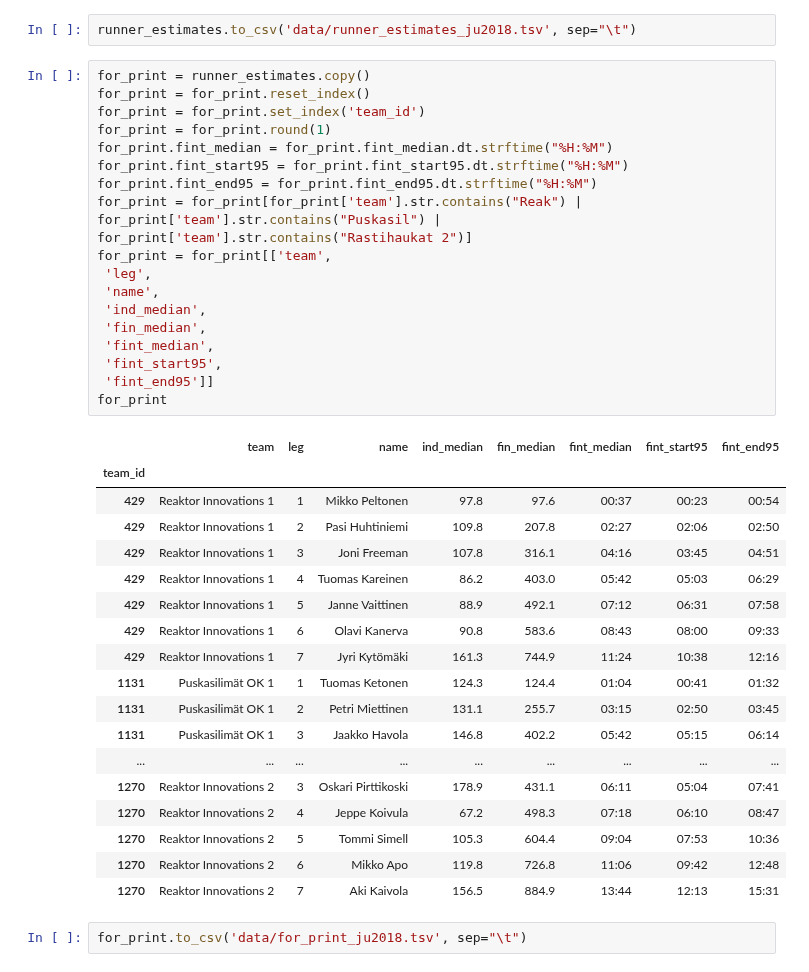
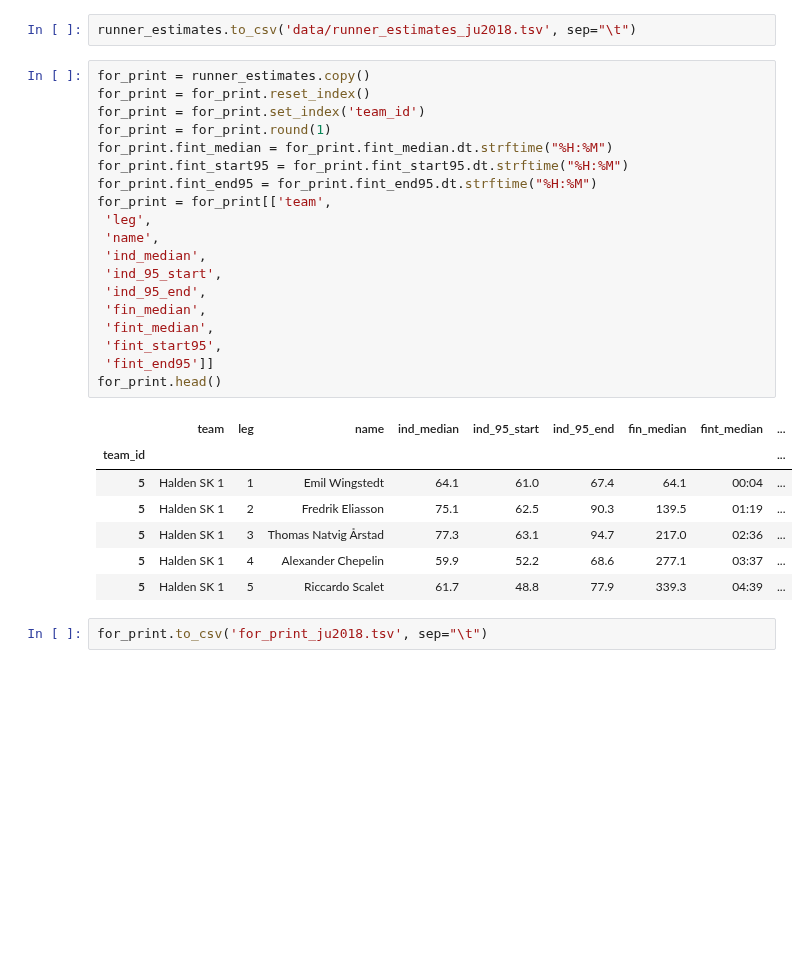
Before and after one commit to dins/jukola-xml-model, a Jupyter notebook: 2018-lognormal-estimates.ipynb, the cells around one changed output. Drawn from its saved outputs; the diff is of its cells as text; blank space fills up the shorter version.

```diff
--- a/2018-lognormal-estimates.ipynb
+++ b/2018-lognormal-estimates.ipynb
@@ -287,39 +285,29 @@ runner_estimates.to_csv('data/runner_estimates_ju2018.tsv', sep="\t")
 # %%
 for_print = runner_estimates.copy()
 for_print = for_print.reset_index()
 for_print = for_print.set_index('team_id')
 for_print = for_print.round(1)
 for_print.fint_median = for_print.fint_median.dt.strftime("%H:%M")
 for_print.fint_start95 = for_print.fint_start95.dt.strftime("%H:%M")
 for_print.fint_end95 = for_print.fint_end95.dt.strftime("%H:%M")
-for_print = for_print[for_print['team'].str.contains("Reak") | for_print['team'].str.contains("Puskasil") | for_print['team'].str.contains("Rastihaukat 2")]
 for_print = for_print[['team',
  'leg',
  'name',
  'ind_median',
+ 'ind_95_start',
+ 'ind_95_end',
  'fin_median',
  'fint_median',
  'fint_start95',
  'fint_end95']]
-for_print
+for_print.head()
 # %% [output]
-|  | team | leg | name | ind_median | fin_median | fint_median | fint_start95 | fint_end95 |
-| team_id |  |  |  |  |  |  |  |  |
-| 429 | Reaktor Innovations 1 | 1 | Mikko Peltonen | 97.8 | 97.6 | 00:37 | 00:23 | 00:54 |
-| 429 | Reaktor Innovations 1 | 2 | Pasi Huhtiniemi | 109.8 | 207.8 | 02:27 | 02:06 | 02:50 |
-| 429 | Reaktor Innovations 1 | 3 | Joni Freeman | 107.8 | 316.1 | 04:16 | 03:45 | 04:51 |
-| 429 | Reaktor Innovations 1 | 4 | Tuomas Kareinen | 86.2 | 403.0 | 05:42 | 05:03 | 06:29 |
-| 429 | Reaktor Innovations 1 | 5 | Janne Vaittinen | 88.9 | 492.1 | 07:12 | 06:31 | 07:58 |
-| 429 | Reaktor Innovations 1 | 6 | Olavi Kanerva | 90.8 | 583.6 | 08:43 | 08:00 | 09:33 |
-| 429 | Reaktor Innovations 1 | 7 | Jyri Kytömäki | 161.3 | 744.9 | 11:24 | 10:38 | 12:16 |
-| 1131 | Puskasilimät OK 1 | 1 | Tuomas Ketonen | 124.3 | 124.4 | 01:04 | 00:41 | 01:32 |
-| 1131 | Puskasilimät OK 1 | 2 | Petri Miettinen | 131.1 | 255.7 | 03:15 | 02:50 | 03:45 |
-| 1131 | Puskasilimät OK 1 | 3 | Jaakko Havola | 146.8 | 402.2 | 05:42 | 05:15 | 06:14 |
-| ... | ... | ... | ... | ... | ... | ... | ... | ... |
-| 1270 | Reaktor Innovations 2 | 3 | Oskari Pirttikoski | 178.9 | 431.1 | 06:11 | 05:04 | 07:41 |
-| 1270 | Reaktor Innovations 2 | 4 | Jeppe Koivula | 67.2 | 498.3 | 07:18 | 06:10 | 08:47 |
-| 1270 | Reaktor Innovations 2 | 5 | Tommi Simell | 105.3 | 604.4 | 09:04 | 07:53 | 10:36 |
-| 1270 | Reaktor Innovations 2 | 6 | Mikko Apo | 119.8 | 726.8 | 11:06 | 09:42 | 12:48 |
-| 1270 | Reaktor Innovations 2 | 7 | Aki Kaivola | 156.5 | 884.9 | 13:44 | 12:13 | 15:31 |
+|  | team | leg | name | ind_median | ind_95_start | ind_95_end | fin_median | fint_median | ... |
+| team_id |  |  |  |  |  |  |  |  | ... |
+| 5 | Halden SK 1 | 1 | Emil Wingstedt | 64.1 | 61.0 | 67.4 | 64.1 | 00:04 | ... |
+| 5 | Halden SK 1 | 2 | Fredrik Eliasson | 75.1 | 62.5 | 90.3 | 139.5 | 01:19 | ... |
+| 5 | Halden SK 1 | 3 | Thomas Natvig Årstad | 77.3 | 63.1 | 94.7 | 217.0 | 02:36 | ... |
+| 5 | Halden SK 1 | 4 | Alexander Chepelin | 59.9 | 52.2 | 68.6 | 277.1 | 03:37 | ... |
+| 5 | Halden SK 1 | 5 | Riccardo Scalet | 61.7 | 48.8 | 77.9 | 339.3 | 04:39 | ... |
 # %%
-for_print.to_csv('data/for_print_ju2018.tsv', sep="\t")
+for_print.to_csv('for_print_ju2018.tsv', sep="\t")
```
Also changed, not shown: parts of 8 cells of this notebook, 1 other file.
